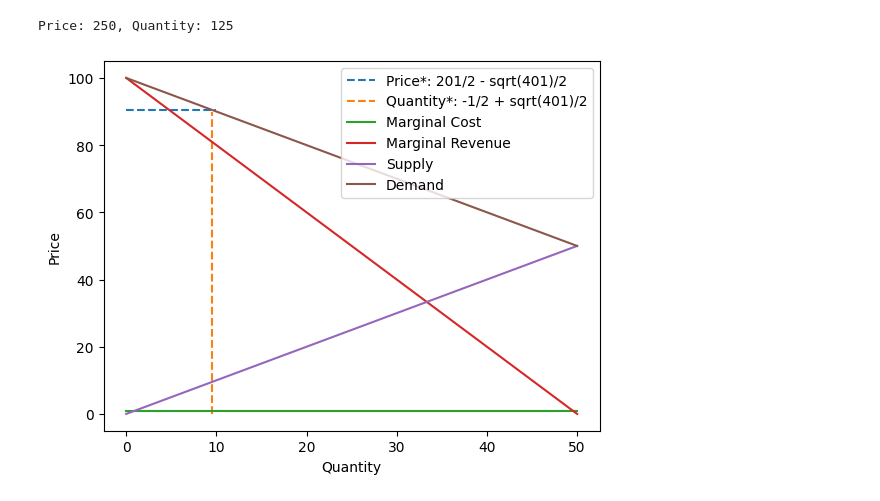
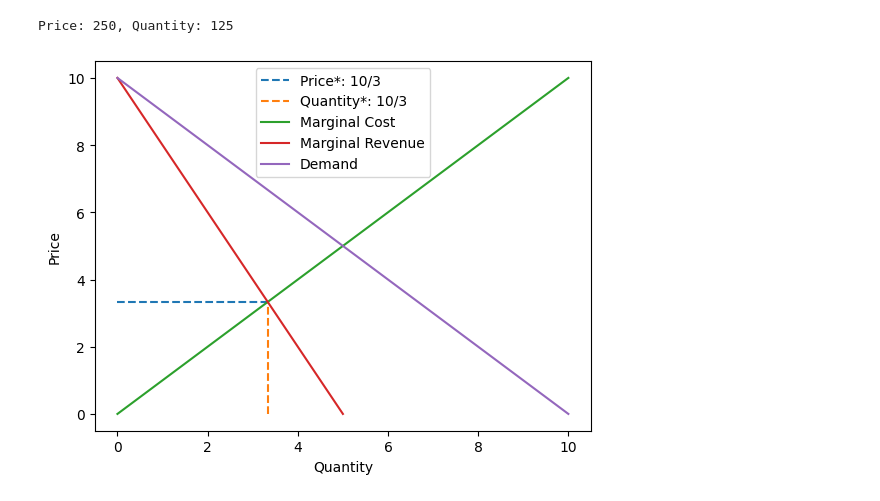
Before and after one commit to uh2000/auto_economics, a Jupyter notebook: nbs/00_core.ipynb, the cells around one changed output. Cells and saved outputs as stored; diff of their text form; code cells hidden in the pictures.

```diff
--- a/nbs/00_core.ipynb
+++ b/nbs/00_core.ipynb
@@ -219,7 +219,7 @@ class Free_market:
 
 
     def get_price(self) -> float:
-        x, y = symbols('x y')
+        x = symbols('x')
         quantity = self.get_quantity()
 
         if "x" in self.demand:
@@ -460,13 +513,13 @@ Price: 250, Quantity: 125
 # %%
 
 supply = "x"
-demand = "100 - x"
+demand = "10 - x"
 
 market = Monopoly(supply, demand)
 
-market.get_graph(complete=True, is_tot_cost = True)
+market.get_graph(complete=True)
 # %% [output]
-[figure, old version]
+[figure, new version]
 # %%
 #| hide
 import nbdev; nbdev.nbdev_export()
```
Also changed, not shown: parts of 2 cells of this notebook, 8 other files.
